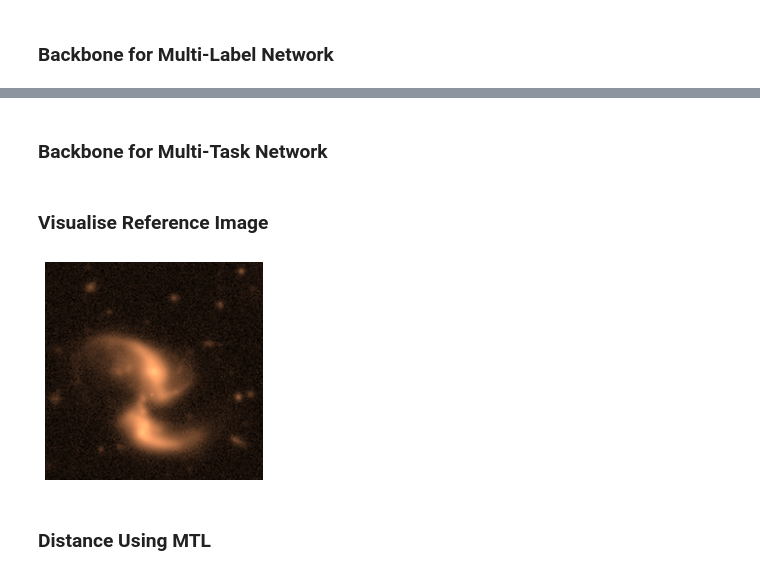
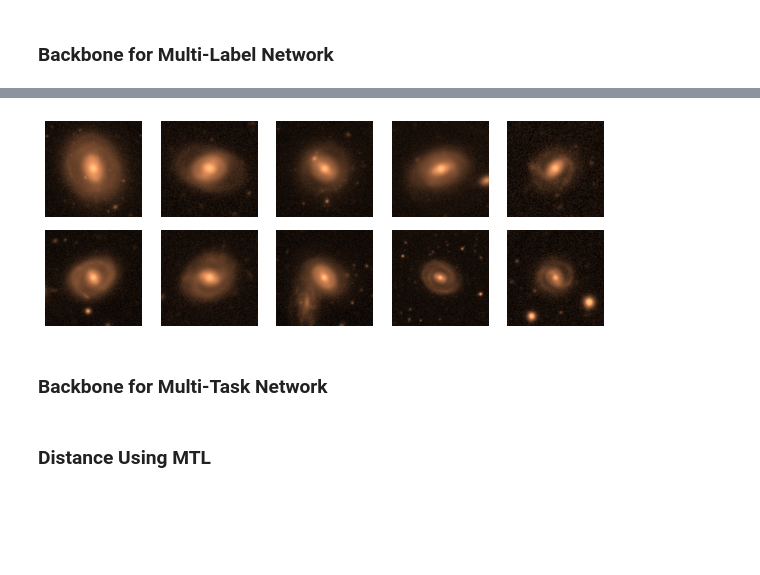
Before and after one commit to Harry45/MTL, a Jupyter notebook: decals.ipynb, the cells around one changed output, grey strips where cells are left out. Drawn from its saved outputs; the diff is of its cells as text; code cells hidden in the pictures; blank space fills up the shorter version.

```diff
--- a/decals.ipynb
+++ b/decals.ipynb
@@ -261,0 +280,8 @@ back_ml = ml_backbone('ml-models-2022-5-25/resnet_18_multilabel_29.pth')
+# %%
+# VERY IMPORTANT: this should be done once
+# descriptions, embeddings = generate_vectors_ml(back_ml, test_loader, True)
+
+descriptions = hp.load_pickle('results', 'embedding_vectors_ml_descriptions')
+embeddings = hp.load_pickle('results', 'embedding_vectors_ml')
+# %%
+dist = calculate_distance(embeddings, descriptions, ref_id, 1)
@@ -262,6 +298,8 @@ back_ml = ml_backbone('ml-models-2022-5-25/resnet_18_multilabel_29.pth')
+# %%
+visualise_neighbour(dist, test_loader, 10, multilabel=True, save = False, ref_id = ref_id)
+# %% [output]
+[figure, added]
 # %% [markdown]
 ### Backbone for Multi-Task Network
 # %%
 back_mtl, dec_mtl = mtl_backbone_decoders('mtl-models-2022-6-14/resnet_18_multitask_29.pth')
-# %% [markdown]
-### Visualise Reference Image
@@ -270,11 +306,3 @@ ref_id = name_to_id(test_loader, 'J101256.89-002800.0')
-# %%
-name = 'copper'
-plt.figure(figsize = (4,4))
-plt.imshow(test_loader.dataset[ref_id][0].permute(1, 2, 0), cmap=plt.get_cmap(name))
-plt.axis('off')
-plt.show()
-# %% [output]
-[figure, removed]
 # %% [markdown]
 ### Distance Using MTL
 # %%
```
Also changed, not shown: parts of 8 cells of this notebook, 1 other file.
